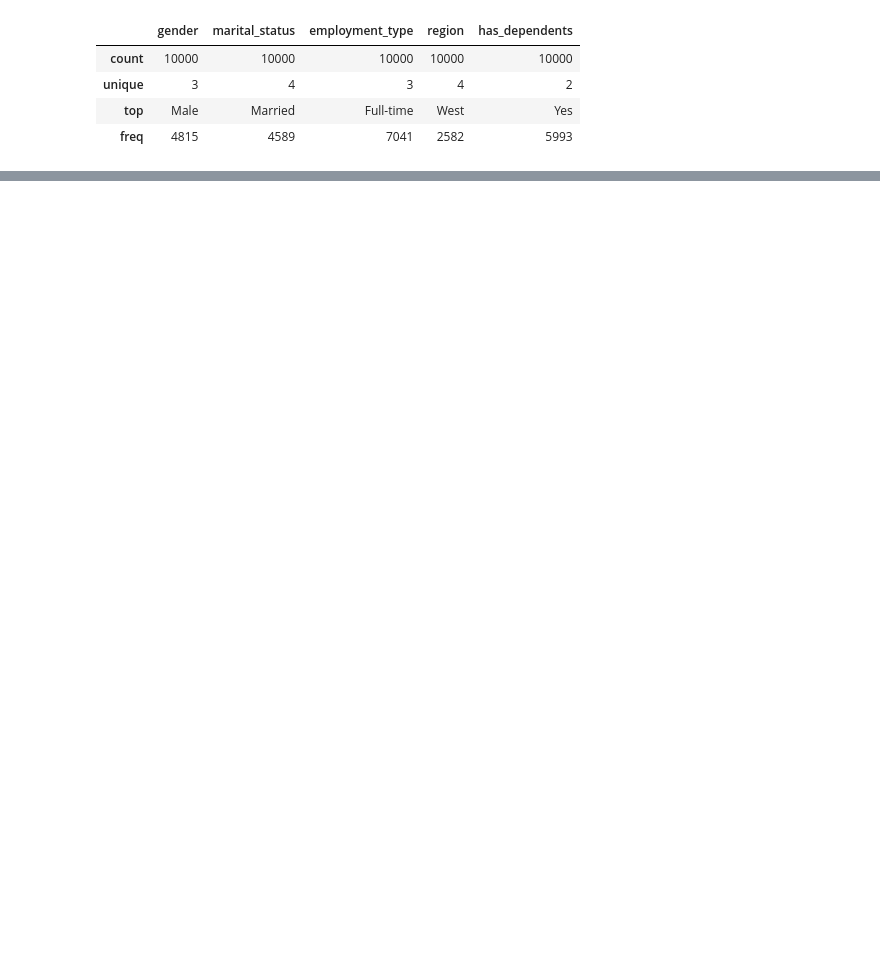
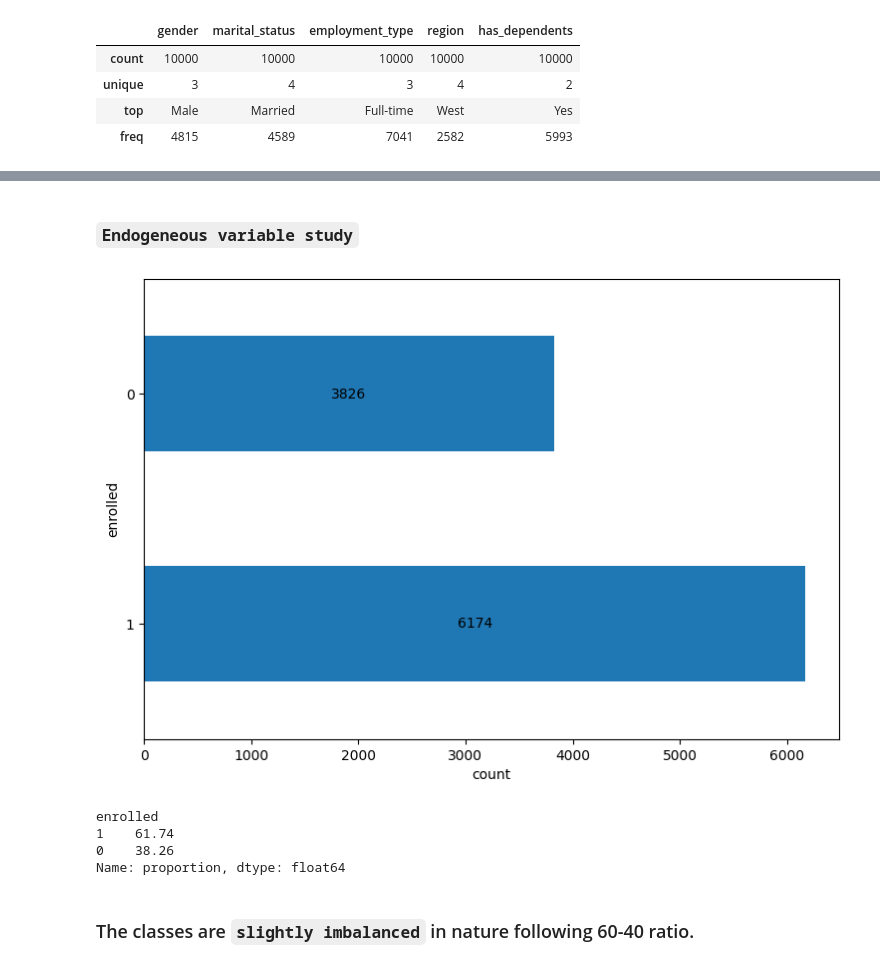
Before and after one commit to tharani001/Insurance-enrollment-prediction, a Jupyter notebook: notebooks/inference.ipynb, the cells around one changed output, grey strips where cells are left out. Cells and saved outputs as stored; diff of their text form; code cells hidden in the pictures; blank space fills up the shorter version.

Commit message:
sanity check - endog study - cat and num dfs

```diff
--- a/notebooks/inference.ipynb
+++ b/notebooks/inference.ipynb
@@ -45,0 +89,2 @@ raw_data.describe(include="object") ## Statistical info. about Categorical colum
+# %%
+raw_data=raw_data.drop_duplicates()
@@ -45,0 +126,22 @@ raw_data.describe(include="object") ## Statistical info. about Categorical colum
+# %%
+plt.rcParams["figure.figsize"] = (9,6)
+# %% [markdown]
+### `Endogeneous variable study`
+# %%
+ax=raw_data["enrolled"].value_counts().plot.barh()
+# Add count labels to the bars
+for container in ax.containers:
+    ax.bar_label(container, label_type='center')  # Add labels at the center of the bars
+plt.xlabel("count")
+plt.show()
+# %% [output]
+[figure, added]
+# %%
+raw_data["enrolled"].value_counts(normalize=True)*100
+# %% [output]
+enrolled
+1    61.74
+0    38.26
+Name: proportion, dtype: float64
+# %% [markdown]
+### The classes are `slightly imbalanced` in nature following 60-40 ratio.
```
Also changed, not shown: parts of 10 cells of this notebook.
